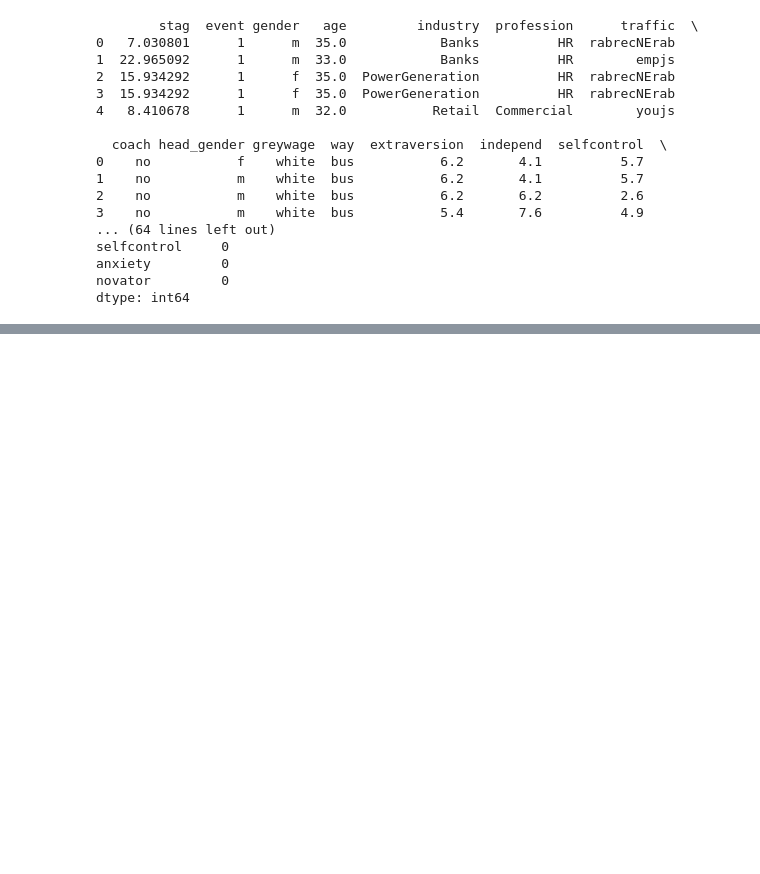
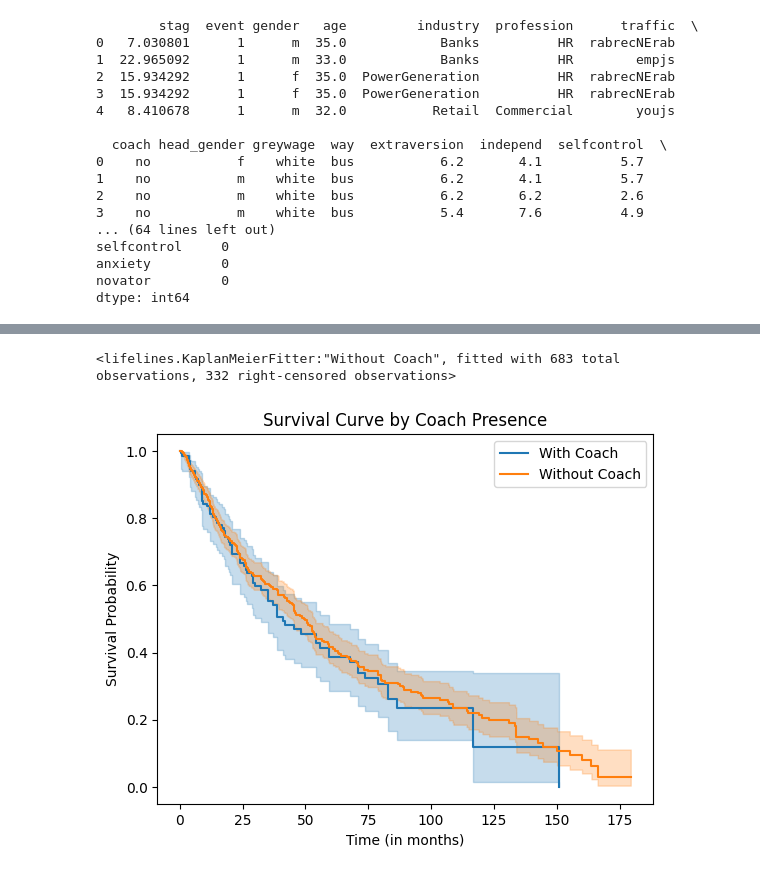
Before and after one commit to VladSaaS/peopleanlaytics, a Jupyter notebook: Employee Turnover/et_survival_analysis.ipynb, the cells around one changed output, grey strips where cells are left out. Saved outputs shown, nothing was run; the diff lists cells and outputs as text; code cells hidden in the pictures; blank space fills up the shorter version.

Commit message:
Kaplan Meier fitter

```diff
--- a/Employee Turnover/et_survival_analysis.ipynb
+++ b/Employee Turnover/et_survival_analysis.ipynb
@@ -48,0 +62,29 @@ dtype: int64
+# %%
+# Separate data for employees with and without a coach
+with_coach = df[df['coach'] == 'yes']
+without_coach = df[df['coach'] == 'no']
+
+# Fit Kaplan-Meier estimator for employees with a coach
+kmf_with_coach = KaplanMeierFitter()
+kmf_with_coach.fit(with_coach['stag'], event_observed=with_coach['event'], label='With Coach')
+
+# Fit Kaplan-Meier estimator for employees without a coach
+kmf_without_coach = KaplanMeierFitter()
+kmf_without_coach.fit(without_coach['stag'], event_observed=without_coach['event'], label='Without Coach')
+# %% [output]
+<lifelines.KaplanMeierFitter:"Without Coach", fitted with 683 total observations, 332 right-censored observations>
+# %%
+# Plot the retention curves
+ax = kmf_with_coach.plot()
+kmf_without_coach.plot(ax=ax)
+
+plt.xlabel('Time (in months)')
+plt.ylabel('Survival Probability')
+plt.title('Survival Curve by Coach Presence')
+plt.legend()
+plt.show()
+
+#Interpreting the results:
+# - compare the two survival curves. If the curve for With Coach is consistently above the curve for Wihtout Coach, it suggests that having a coach is associated with a higher probability of employee surviving (not experiencing turnover) over time.
+# %% [output]
+[figure, added]
```
Also changed, not shown: parts of 3 cells of this notebook.
